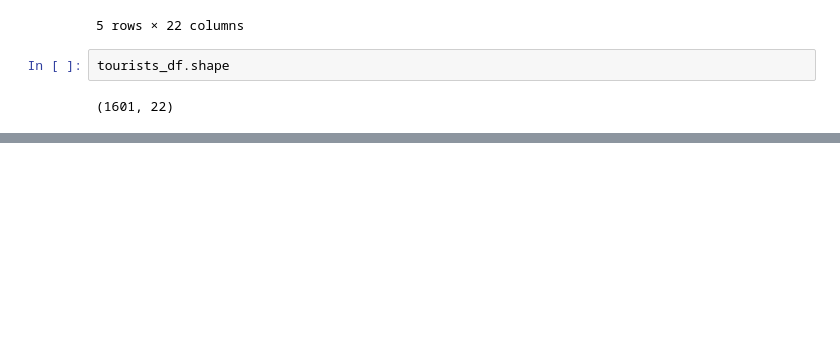
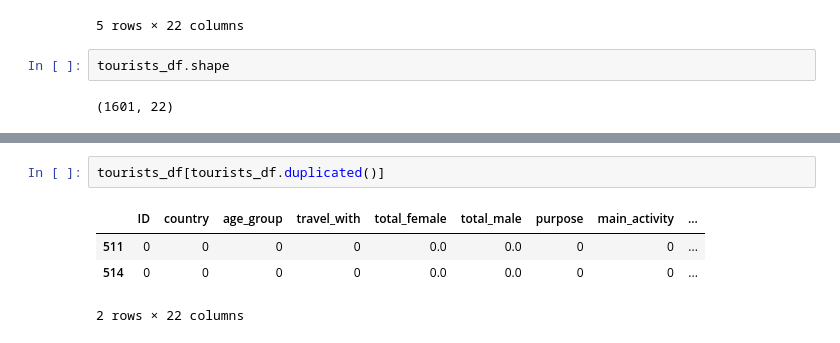
Before and after one commit to normanmunge/tanzania-tourism-eda, a Jupyter notebook: tanzanian-analysis-eda.ipynb, the cells around one changed output, grey strips where cells are left out. Saved outputs shown, nothing was run; the diff lists cells and outputs as text; blank space fills up the shorter version.

```diff
--- a/tanzanian-analysis-eda.ipynb
+++ b/tanzanian-analysis-eda.ipynb
@@ -18,0 +139,7 @@ tourists_df.shape
+# %%
+tourists_df[tourists_df.duplicated()]
+# %% [output]
+|  | ID | country | age_group | travel_with | total_female | total_male | purpose | main_activity | ... |
+| 511 | 0 | 0 | 0 | 0 | 0.0 | 0.0 | 0 | 0 | ... |
+| 514 | 0 | 0 | 0 | 0 | 0.0 | 0.0 | 0 | 0 | ... |
+2 rows × 22 columns
```
Also changed, not shown: parts of 20 cells of this notebook.
